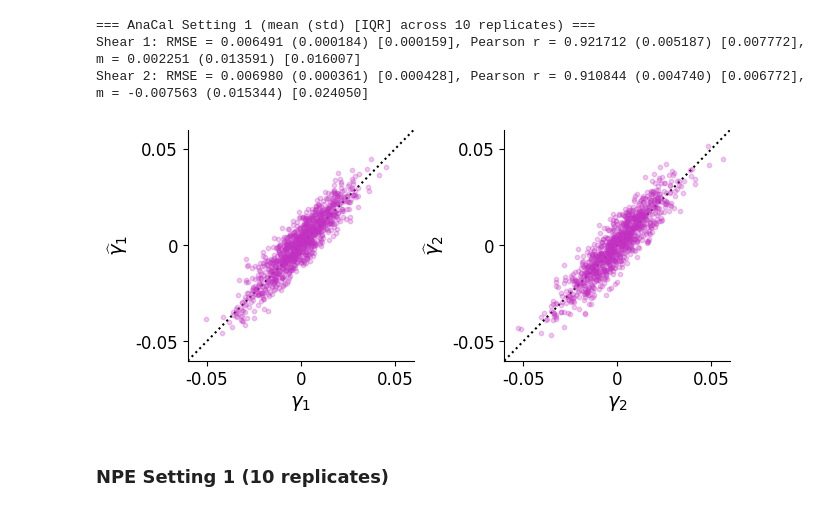
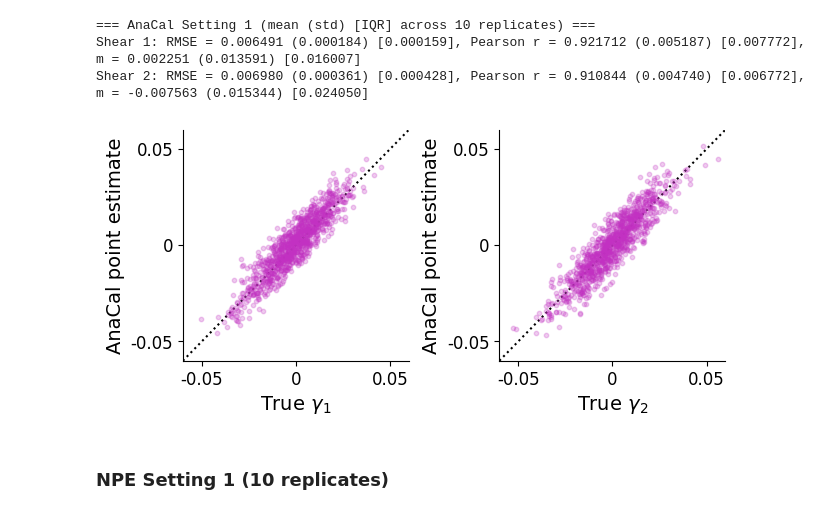
Before and after one commit to prob-ml/blissWL, a Jupyter notebook: images_to_maps/descwl/results/scatterplots.ipynb, the cells around one changed output. Saved outputs shown, nothing was run; the diff lists cells and outputs as text; code cells hidden in the pictures.

Commit message:
Update NPE/AnaCal axis labels

```diff
--- a/images_to_maps/descwl/results/scatterplots.ipynb
+++ b/images_to_maps/descwl/results/scatterplots.ipynb
@@ -59,7 +59,7 @@ def load_npe_replicate(setting, replicate_idx):
 
     return shear1_true, shear2_true, shear1_pred, shear2_pred
 # %%
-def plot_scatterplot(shear1_true, shear2_true, shear1_pred, shear2_pred, color, ylabel_template, n_display=1000, seed=0, save_path=None):
+def plot_scatterplot(shear1_true, shear2_true, shear1_pred, shear2_pred, color, ylabel, n_display=1000, seed=0, save_path=None):
     """Create 2-panel scatterplot of true vs predicted shear.
 
     Args:
@@ -68,7 +68,7 @@ def plot_scatterplot(shear1_true, shear2_true, shear1_pred, shear2_pred, color,
         shear1_pred: Predicted shear1 values
         shear2_pred: Predicted shear2 values
         color: Color for scatter points
-        ylabel_template: Template for y-axis label (e.g., "Posterior mean $\\gamma_{i}$" or "$\\widehat{{\\gamma}}_{i}$")
+        ylabel: Y-axis label (e.g., "NPE posterior mean", "AnaCal point estimate")
         n_display: Number of points to display
         seed: Random seed for sample selection
         save_path: Optional path to save the figure
@@ -95,8 +95,8 @@ def plot_scatterplot(shear1_true, shear2_true, shear1_pred, shear2_pred, color,
         zorder=1,
     )
     _ = ax[0].axline((0, 0), slope=1, linestyle=":", color="black", zorder=0)
-    _ = ax[0].set_xlabel(r"$\gamma_1$", fontsize=fontsize)
-    _ = ax[0].set_ylabel(ylabel_template.format(i=1), fontsize=fontsize)
+    _ = ax[0].set_xlabel(r"True $\gamma_1$", fontsize=fontsize)
+    _ = ax[0].set_ylabel(ylabel, fontsize=fontsize)
     _ = ax[0].tick_params(axis="both", which="major", labelsize=ticklabelsize)
 
     # Shear 2
@@ -109,8 +109,8 @@ def plot_scatterplot(shear1_true, shear2_true, shear1_pred, shear2_pred, color,
         zorder=1,
     )
     _ = ax[1].axline((0, 0), slope=1, linestyle=":", color="black", zorder=0)
-    _ = ax[1].set_xlabel(r"$\gamma_2$", fontsize=fontsize)
-    _ = ax[1].set_ylabel(ylabel_template.format(i=2), fontsize=fontsize)
+    _ = ax[1].set_xlabel(r"True $\gamma_2$", fontsize=fontsize)
+    _ = ax[1].set_ylabel(ylabel, fontsize=fontsize)
     _ = ax[1].tick_params(axis="both", which="major", labelsize=ticklabelsize)
 
     for a in ax.flat:
@@ -197,12 +197,12 @@ Shear 2: RMSE = 0.006980 (0.000361) [0.000428], Pearson r = 0.910844 (0.004740)
 # %%
 plot_scatterplot(
     shear1_true_anacal, shear2_true_anacal, shear1_anacal, shear2_anacal,
     color="#c231c2",
-    ylabel_template=r"$\widehat{{\gamma}}_{i}$",
+    ylabel="AnaCal point estimate",
     save_path="figures/anacal_scatterplots_setting1.png"
 )
 # %% [output]
-[figure, old version]
+[figure, new version]
 # %% [markdown]
 ### **NPE Setting 1** (10 replicates)
 # %%
```
Also changed, not shown: parts of 7 cells of this notebook, 1 other file.
